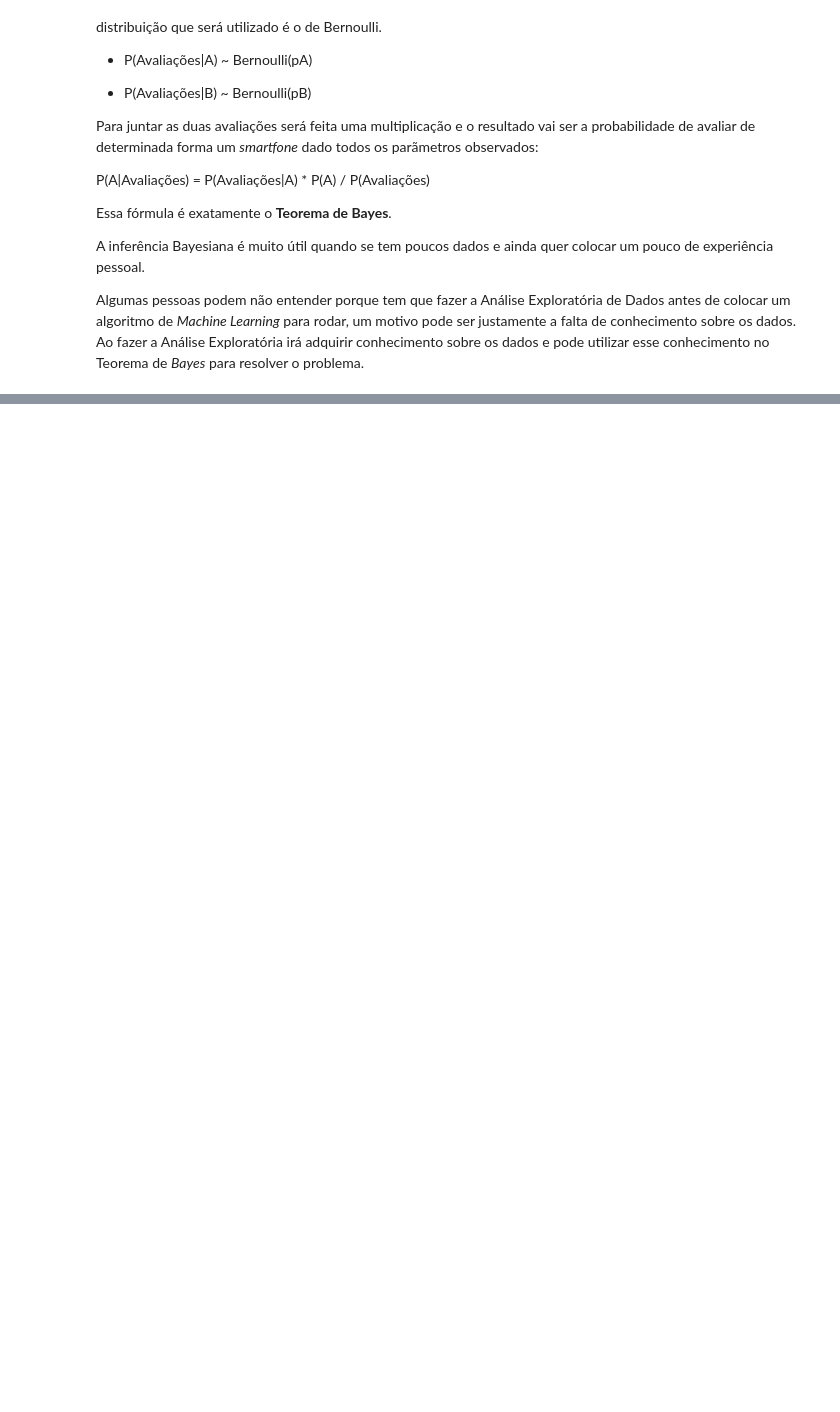
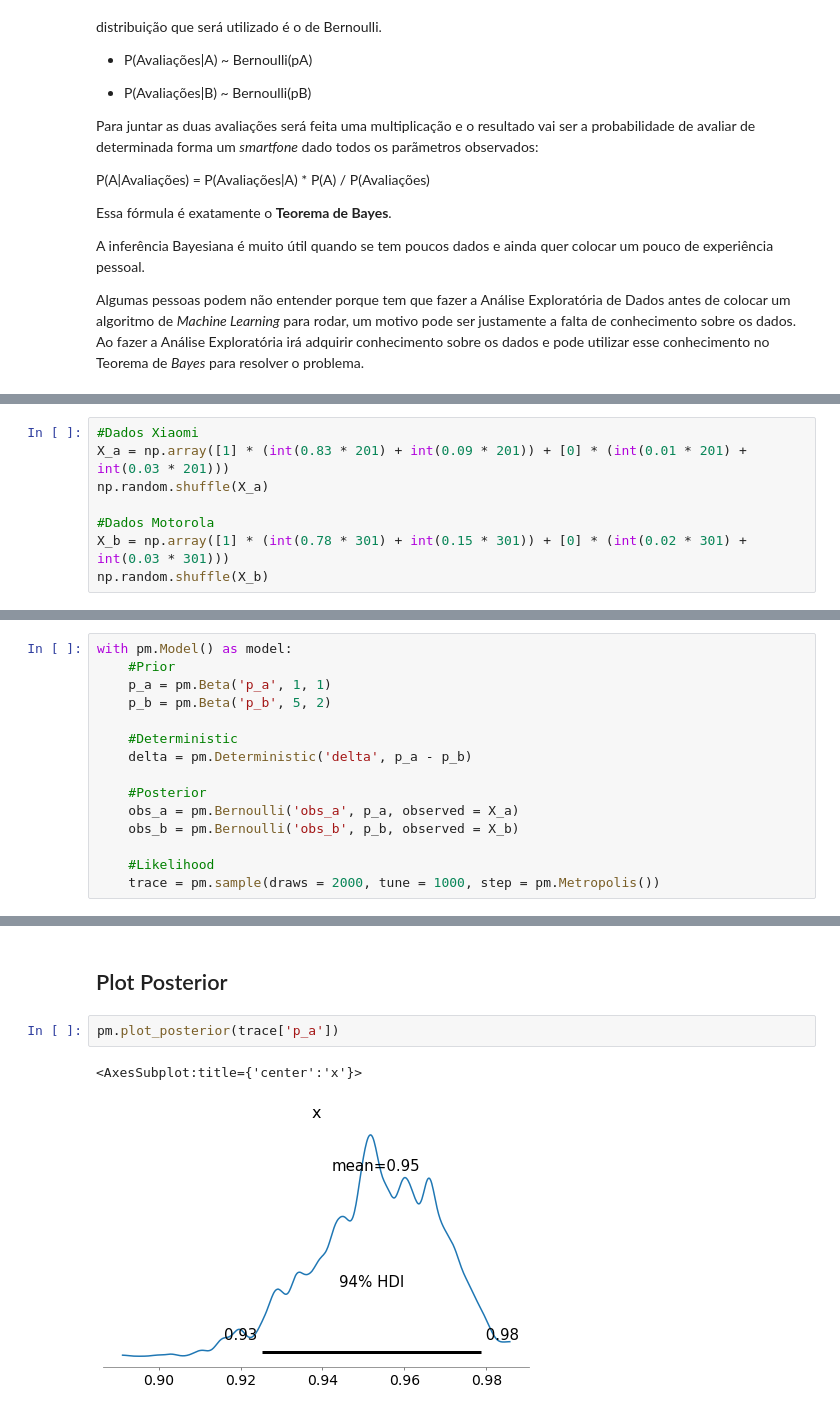
Before and after one commit to renatagsr/projetos, a Jupyter notebook: Qual_celular_comprar/Como_escolher_um_celular.ipynb, the cells around one changed output, grey strips where cells are left out. Drawn from its saved outputs; the diff is of its cells as text; blank space fills up the shorter version.

```diff
--- a/Qual_celular_comprar/Como_escolher_um_celular.ipynb
+++ b/Qual_celular_comprar/Como_escolher_um_celular.ipynb
@@ -59,0 +70,8 @@ Algumas pessoas podem não entender porque tem que fazer a Análise Exploratóri
+# %%
+#Dados Xiaomi
+X_a = np.array([1] * (int(0.83 * 201) + int(0.09 * 201)) + [0] * (int(0.01 * 201) + int(0.03 * 201)))
+np.random.shuffle(X_a)
+
+#Dados Motorola
+X_b = np.array([1] * (int(0.78 * 301) + int(0.15 * 301)) + [0] * (int(0.02 * 301) + int(0.03 * 301)))
+np.random.shuffle(X_b)
@@ -59,0 +106,15 @@ Algumas pessoas podem não entender porque tem que fazer a Análise Exploratóri
+# %%
+with pm.Model() as model:
+    #Prior
+    p_a = pm.Beta('p_a', 1, 1)
+    p_b = pm.Beta('p_b', 5, 2)
+
+    #Deterministic
+    delta = pm.Deterministic('delta', p_a - p_b)
+
+    #Posterior
+    obs_a = pm.Bernoulli('obs_a', p_a, observed = X_a)
+    obs_b = pm.Bernoulli('obs_b', p_b, observed = X_b)
+
+    #Likelihood
+    trace = pm.sample(draws = 2000, tune = 1000, step = pm.Metropolis())
@@ -59,0 +130,7 @@ Algumas pessoas podem não entender porque tem que fazer a Análise Exploratóri
+# %% [markdown]
+## Plot Posterior
+# %%
+pm.plot_posterior(trace['p_a'])
+# %% [output]
+<AxesSubplot:title={'center':'x'}>
+[figure, added]
```
Also changed, not shown: parts of 18 cells of this notebook.
